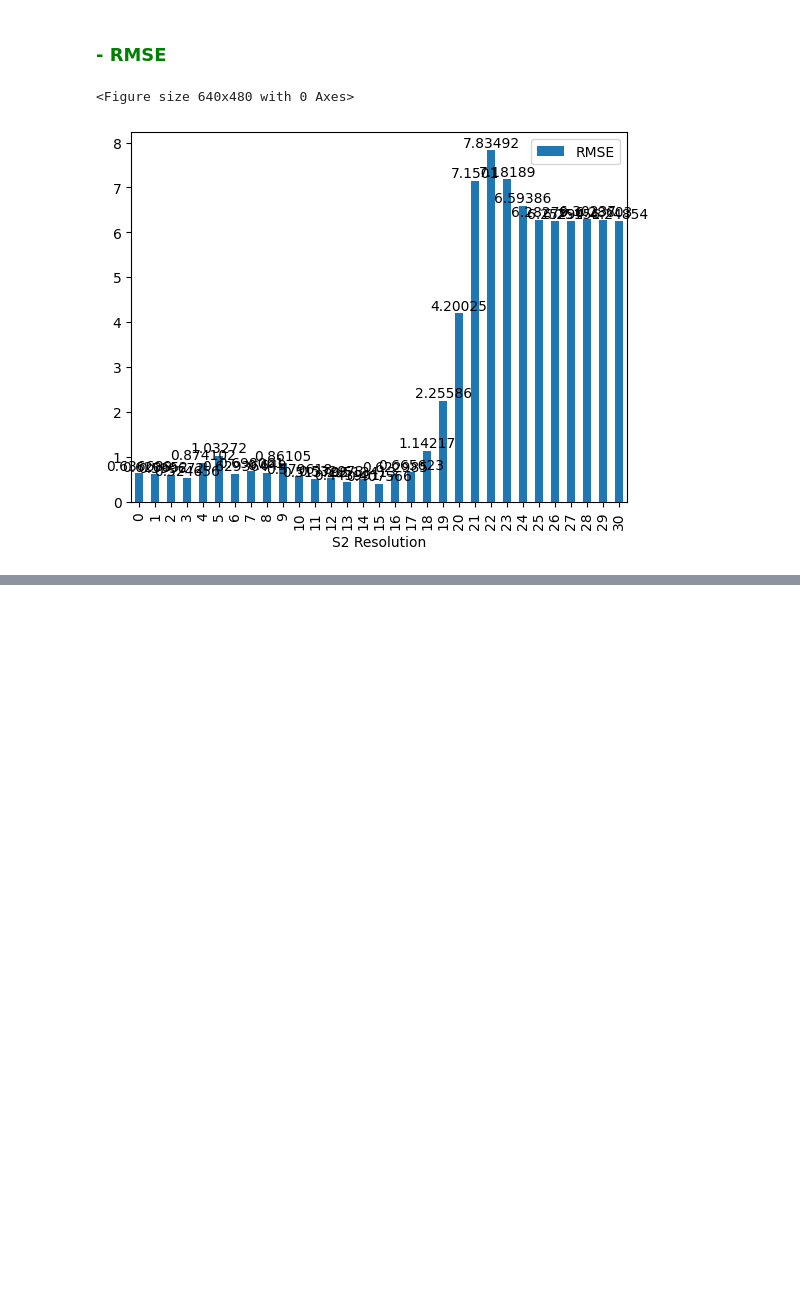
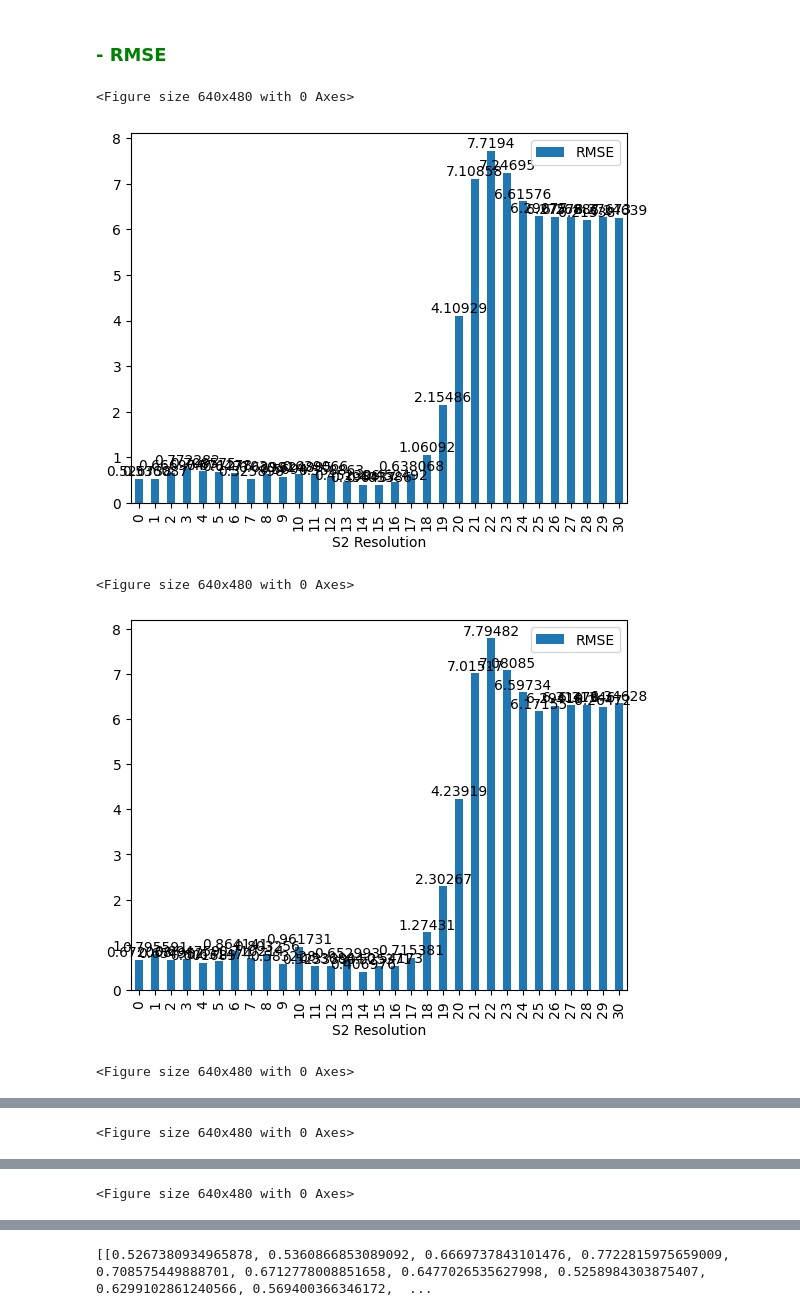
Before and after one commit to Dr-Isam-ALJAWARNEH/ds-project-Stratified-based-Geospatial-Online-Sampling, a Jupyter notebook: code/S2/3.3.Accuracy-Measurement-Taxi-NYC.ipynb, the cells around one changed output, grey strips where cells are left out. Drawn from its saved outputs; the diff is of its cells as text; code cells hidden in the pictures; blank space fills up the shorter version.

```diff
--- a/code/S2/3.3.Accuracy-Measurement-Taxi-NYC.ipynb
+++ b/code/S2/3.3.Accuracy-Measurement-Taxi-NYC.ipynb
@@ -181,8 +178,16 @@ def perform_test():
     ax = S2_Performance.plot(kind='bar', x='S2 Resolution', y= 'RMSE')
     ax.bar_label(ax.containers[0], color = 'black')
     plt.show()
+    return error
-# %%
-perform_test()
-# %% [output]
-<Figure size 640x480 with 0 Axes>
-[figure, removed]
+# %%
+errors = []
+for _ in range(5):
+    error = perform_test()
+    errors.append(error)
+print(errors)
+# %% [output]
+<Figure size 640x480 with 0 Axes>
+[figure, added]
+<Figure size 640x480 with 0 Axes>
+[figure, added]
+<Figure size 640x480 with 0 Axes>
@@ -188,0 +195 @@ perform_test()
+<Figure size 640x480 with 0 Axes>
@@ -188,0 +197 @@ perform_test()
+<Figure size 640x480 with 0 Axes>
@@ -188,0 +199 @@ perform_test()
+[[0.5267380934965878, 0.5360866853089092, 0.6669737843101476, 0.7722815975659009, 0.708575449888701, 0.6712778008851658, 0.6477026535627998, 0.5258984303875407, 0.6299102861240566, 0.569400366346172,  ...
```
Also changed, not shown: parts of 5 cells of this notebook, 6 other files.
